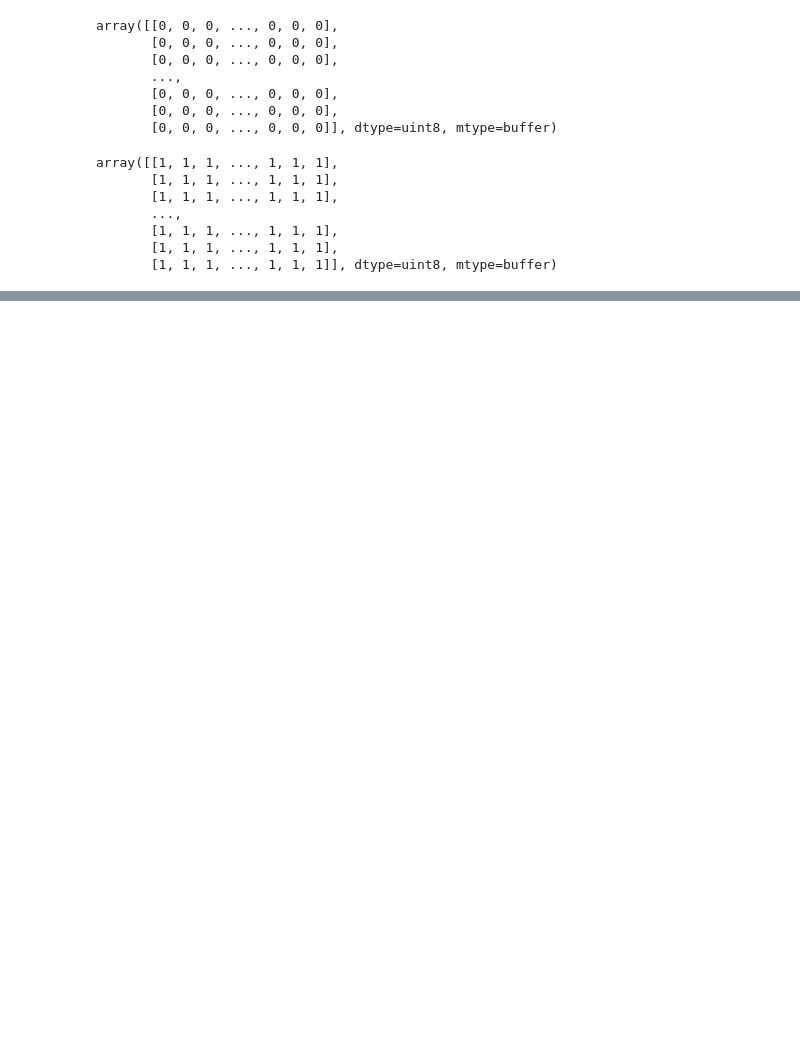
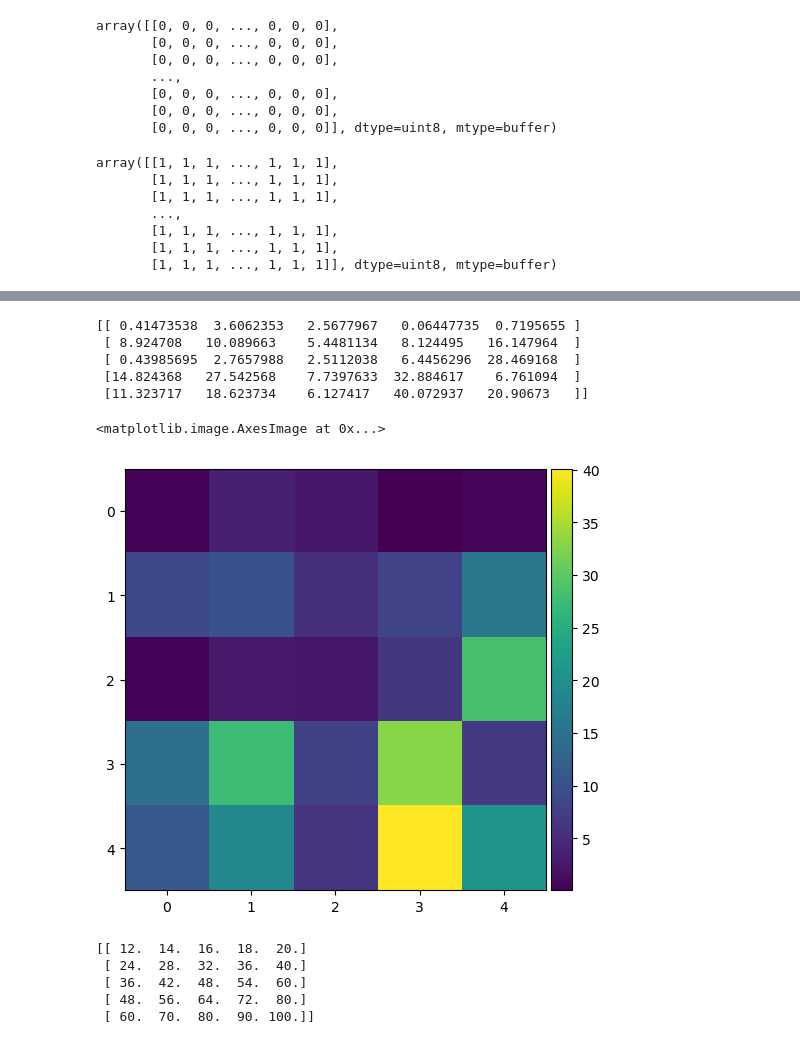
Before and after one commit to vaioic/OIC-136_Microglia, a Jupyter notebook: cle-test.ipynb, the cells around one changed output, grey strips where cells are left out. Cells and saved outputs as stored; diff of their text form; code cells hidden in the pictures; blank space fills up the shorter version.

```diff
--- a/cle-test.ipynb
+++ b/cle-test.ipynb
@@ -141,0 +251,27 @@ array([[1, 1, 1, ..., 1, 1, 1],
+# %%
+# generate another matrix of the same size with random values
+another_matrix = cle.push(np.random.random(matrix.shape))
+
+# element by element multiplication
+matrix_element_wise_multiplied = cle.multiply_images(matrix, another_matrix)
+
+print(matrix_element_wise_multiplied)
+
+imshow(matrix_element_wise_multiplied)
+# %% [output]
+[[ 0.41473538  3.6062353   2.5677967   0.06447735  0.7195655 ]
+ [ 8.924708   10.089663    5.4481134   8.124495   16.147964  ]
+ [ 0.43985695  2.7657988   2.5112038   6.4456296  28.469168  ]
+ [14.824368   27.542568    7.7397633  32.884617    6.761094  ]
+ [11.323717   18.623734    6.127417   40.072937   20.90673   ]]
+<matplotlib.image.AxesImage at 0x...>
+[figure, added]
+# %%
+elements_times_2 = cle.multiply_image_and_scalar(matrix, scalar=2)
+print(elements_times_2)
+# %% [output]
+[[ 12.  14.  16.  18.  20.]
+ [ 24.  28.  32.  36.  40.]
+ [ 36.  42.  48.  54.  60.]
+ [ 48.  56.  64.  72.  80.]
+ [ 60.  70.  80.  90. 100.]]
```
Also changed, not shown: parts of 20 cells of this notebook.
